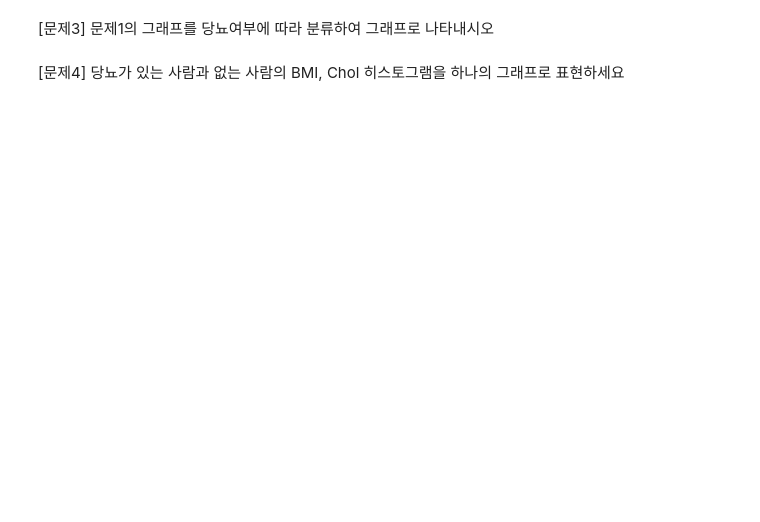
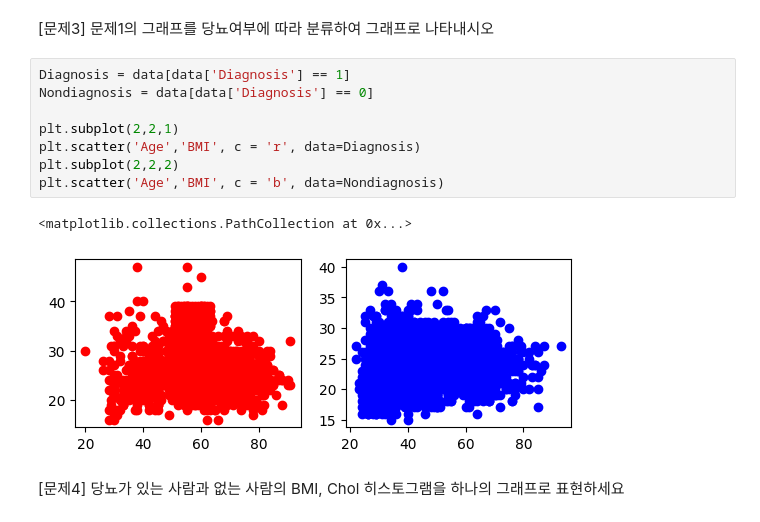
Before and after one commit to yeseuly/Python-palette, a Jupyter notebook: homework/hw3/submit/hw3_jieun.ipynb, the cells around one changed output. Drawn from its saved outputs; the diff is of its cells as text; blank space fills up the shorter version.

```diff
--- a/homework/hw3/submit/hw3_jieun.ipynb
+++ b/homework/hw3/submit/hw3_jieun.ipynb
@@ -18,4 +42,15 @@ data = pd.read_csv("../hw2/Diabetes Classification.csv")
 # %% [markdown]
 [문제3] 문제1의 그래프를 당뇨여부에 따라 분류하여 그래프로 나타내시오
+# %%
+Diagnosis = data[data['Diagnosis'] == 1]
+Nondiagnosis = data[data['Diagnosis'] == 0]
+
+plt.subplot(2,2,1)
+plt.scatter('Age','BMI', c = 'r', data=Diagnosis)
+plt.subplot(2,2,2)
+plt.scatter('Age','BMI', c = 'b', data=Nondiagnosis)
+# %% [output]
+<matplotlib.collections.PathCollection at 0x...>
+[figure, added]
 # %% [markdown]
 [문제4] 당뇨가 있는 사람과 없는 사람의 BMI, Chol 히스토그램을 하나의 그래프로 표현하세요
```
Also changed, not shown: parts of 4 cells of this notebook.
